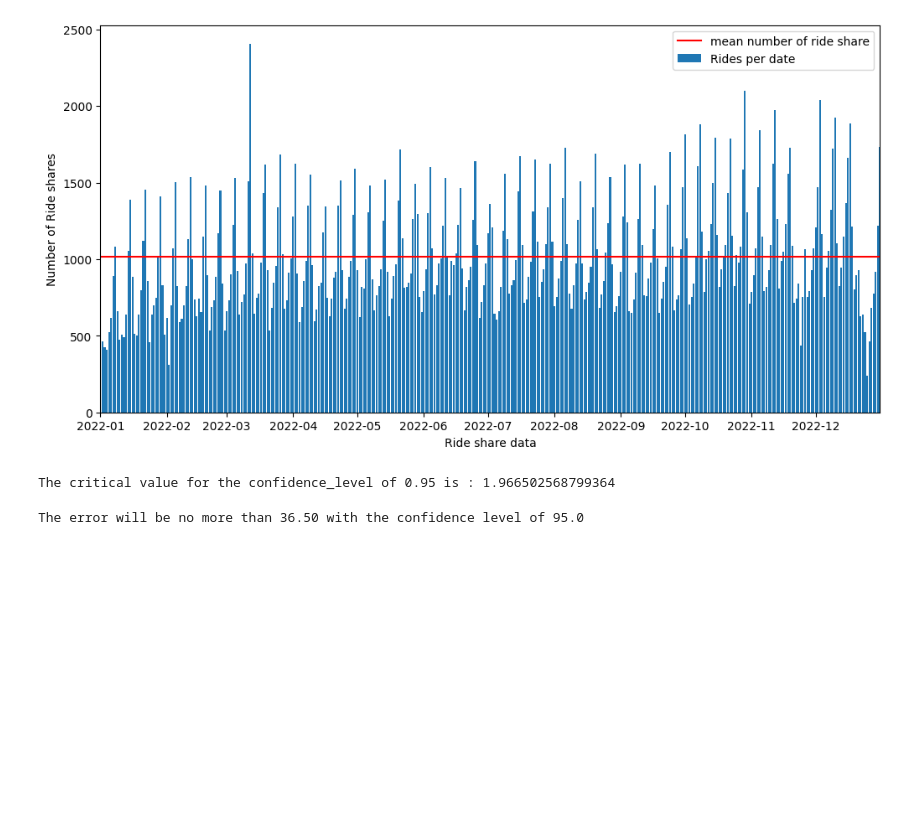
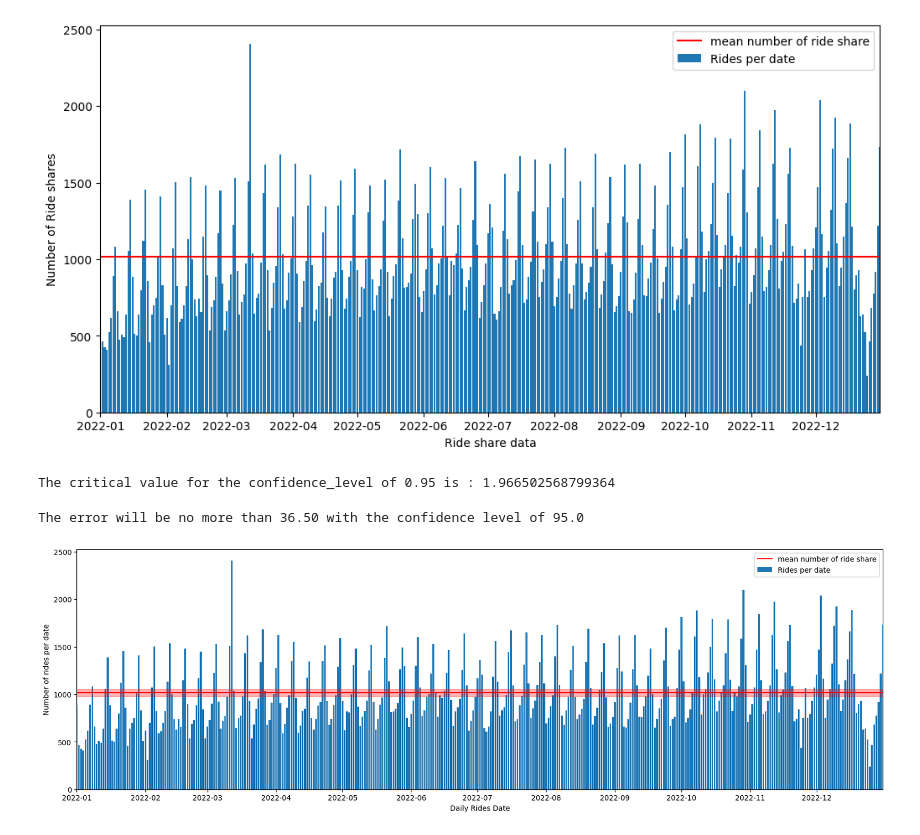
Before and after one commit to AsokTamang/hypothesis, a Jupyter notebook: Untitled.ipynb, the cells around one changed output. Saved outputs shown, nothing was run; the diff lists cells and outputs as text; code cells hidden in the pictures; blank space fills up the shorter version.

Commit message:
plotting the confidence interval

```diff
--- a/Untitled.ipynb
+++ b/Untitled.ipynb
@@ -117,3 +117,15 @@ confidence_interval  #this is also known as margin of error
 print(f'The error will be no more than {confidence_interval:.2f} with the confidence level of {confidence_level*100}')
 # %% [output]
 The error will be no more than 36.50 with the confidence level of 95.0
+# %%
+plt.figure(figsize=(20,6))
+plt.bar(daily_rides['date'],daily_rides['daily_rides'],label='Rides per date')
+plt.axhline(y = sample_mean,c='r',label='mean number of ride share')
+plt.fill_between(daily_rides['date'],sample_mean - confidence_interval,sample_mean +  confidence_interval,color='r',alpha=0.3)
+plt.xlim(min(daily_rides['date']),max(daily_rides['date']))
+plt.xlabel('Daily Rides Date')
+plt.ylabel('Number of rides per date')
+plt.legend()
+plt.show()
+# %% [output]
+[figure, added]
```
Also changed, not shown: parts of 1 cell of this notebook.
